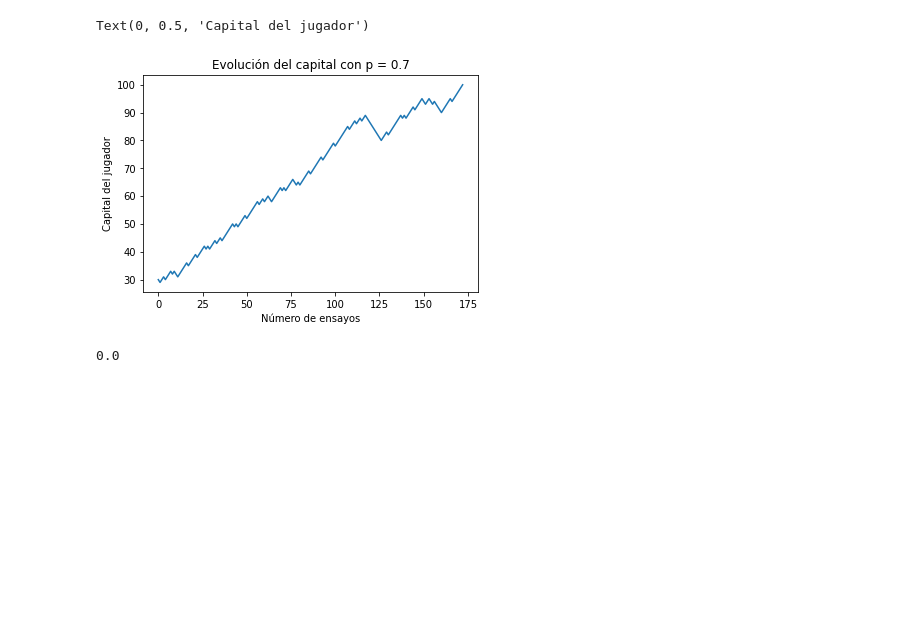
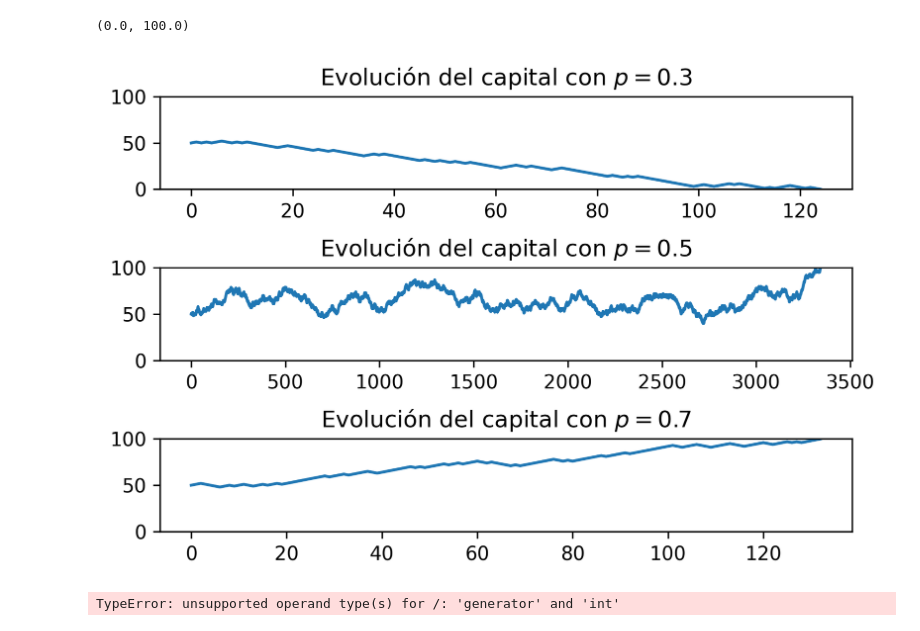
Before and after one commit to Rattlehead15/PyEFinal, a Jupyter notebook: Ej3.ipynb, the cells around one changed output. Saved outputs shown, nothing was run; the diff lists cells and outputs as text; code cells hidden in the pictures; blank space fills up the shorter version.

```diff
--- a/Ej3.ipynb
+++ b/Ej3.ipynb
@@ -3,33 +3,37 @@ from pydtmc import *
 import numpy as np
 import matplotlib.pyplot as plt
 import asyncio
-# %%
-p = 0.7
-k = 30
-s = 100
-mc = MarkovChain.gamblers_ruin(s + 1, p, [str(i) for i in range(s + 1)])
-# %%
-w = [str(k)]
-i = 0
-x = str(k)
-while x != str(s) and x != "0":
-  x = mc.next_state(w[i])
-  w.append(x)
-  i += 1
-plt.plot([int(i) for i in w])
-plt.title(f"Evolución del capital con p = {p}")
-plt.xlabel("Número de ensayos")
-plt.ylabel("Capital del jugador")
-# %% [output]
-Text(0, 0.5, 'Capital del jugador')
-[figure, removed]
-# %%
-async def simular():
-  w = str(k)
-  while w != str(s) and w != "0":
-    w = mc.next_state(w)
-  return 1 if w == "0" else 0
-
-np.mean(await asyncio.gather(*[simular() for _ in range(1000)]))
-# %% [output]
-0.0
+# %%
+k = 50
+s = 100
+async def caminata(p, k, s):
+  mc = MarkovChain.gamblers_ruin(s + 1, p, [str(i) for i in range(s + 1)])
+  w = [str(k)]
+  i = 0
+  x = str(k)
+  while i < 10000 and x != str(s) and x != "0":
+    x = mc.next_state(w[i])
+    w.append(x)
+    i += 1
+  return w
+
+fig, ax = plt.subplots(3)
+fig.tight_layout(pad=2.0)
+fig.set_dpi(300)
+ax[0].plot([int(i) for i in await caminata(0.3, k, s)])
+ax[0].set_ylim(0, 100)
+ax[0].set_title("Evolución del capital con $p = 0.3$")
+ax[1].plot([int(i) for i in await caminata(0.5, k, s)])
+ax[1].set_title("Evolución del capital con $p = 0.5$")
+ax[1].set_ylim(0, 100)
+ax[2].plot([int(i) for i in await caminata(0.7, k, s)])
+ax[2].set_title("Evolución del capital con $p = 0.7$")
+ax[2].set_ylim(0, 100)
+# %% [output]
+(0.0, 100.0)
+[figure, added]
+# %%
+cs = await asyncio.gather(*[caminata(0.3, k, s) for _ in range(1000)])
+np.mean([len(c) for c in cs])
+# %% [output]
+TypeError: unsupported operand type(s) for /: 'generator' and 'int'
```
Also changed, not shown: 7 other files.
